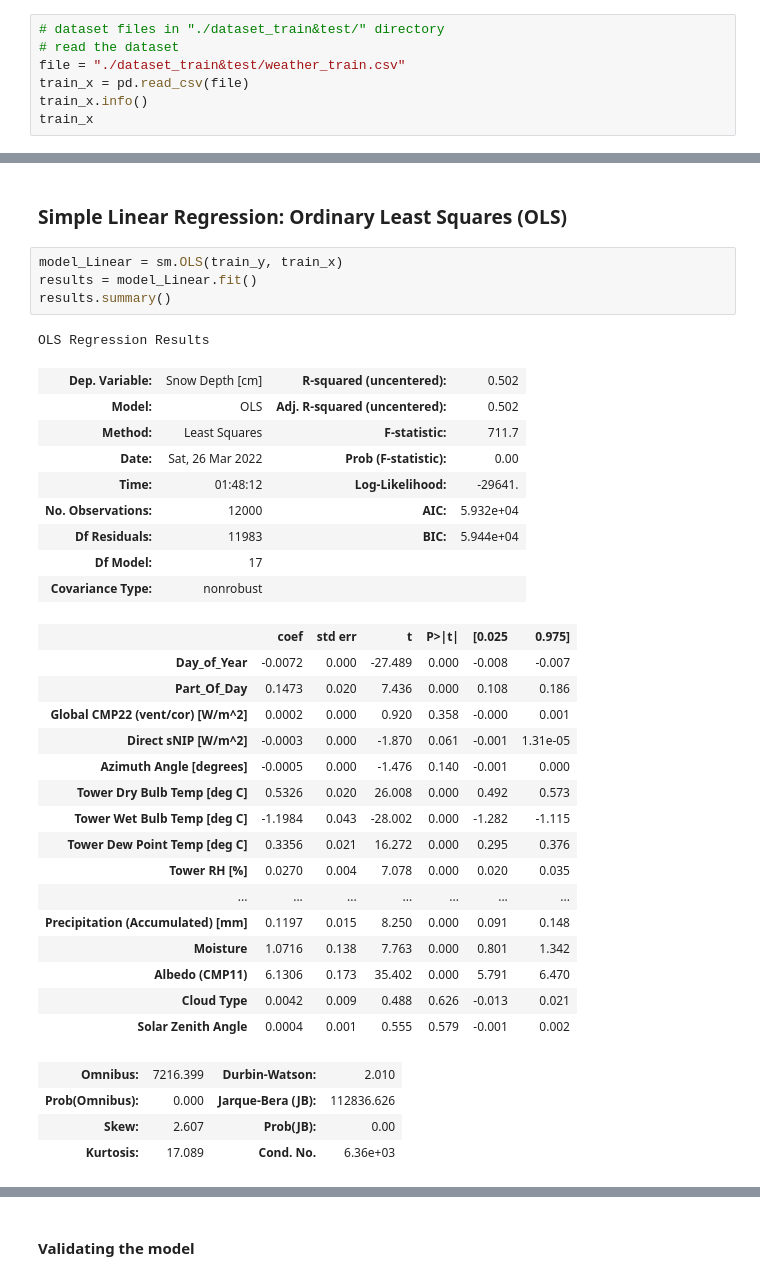
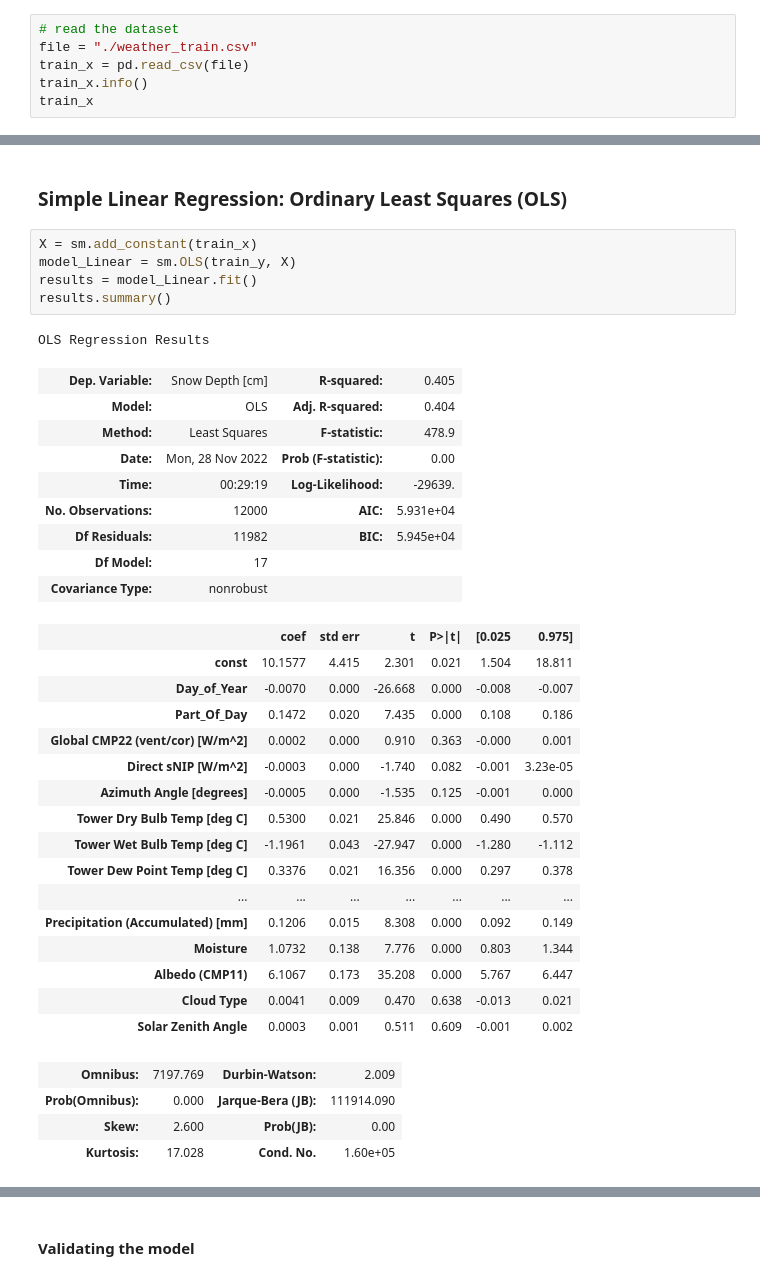
Before and after one commit to tushdon2/DSG_Beginners_Hypothesis_2022, a Jupyter notebook: code.ipynb, the cells around one changed output, grey strips where cells are left out. Drawn from its saved outputs; the diff is of its cells as text.

```diff
--- a/code.ipynb
+++ b/code.ipynb
@@ -17,9 +20,8 @@ from torchinfo import summary
 # %% [markdown]
 ### Loading the Training dataset
 # %%
-# dataset files in "./dataset_train&test/" directory
 # read the dataset
-file = "./dataset_train&test/weather_train.csv"
+file = "./weather_train.csv"
 train_x = pd.read_csv(file)
 train_x.info()
 train_x
@@ -207,38 +265,39 @@ No concrete results could be obtained from the above plots.
 # %% [markdown]
 ### Simple Linear Regression: Ordinary Least Squares (OLS)
 # %%
-model_Linear = sm.OLS(train_y, train_x)
+X = sm.add_constant(train_x)
+model_Linear = sm.OLS(train_y, X)
 results = model_Linear.fit()
 results.summary()
 # %% [output]
 OLS Regression Results
-| Dep. Variable: | Snow Depth [cm] | R-squared (uncentered): | 0.502 |
-| Model: | OLS | Adj. R-squared (uncentered): | 0.502 |
-| Method: | Least Squares | F-statistic: | 711.7 |
-| Date: | Sat, 26 Mar 2022 | Prob (F-statistic): | 0.00 |
-| Time: | 01:48:12 | Log-Likelihood: | -29641. |
-| No. Observations: | 12000 | AIC: | 5.932e+04 |
-| Df Residuals: | 11983 | BIC: | 5.944e+04 |
+| Dep. Variable: | Snow Depth [cm] | R-squared: | 0.405 |
+| Model: | OLS | Adj. R-squared: | 0.404 |
+| Method: | Least Squares | F-statistic: | 478.9 |
+| Date: | Mon, 28 Nov 2022 | Prob (F-statistic): | 0.00 |
+| Time: | 00:29:19 | Log-Likelihood: | -29639. |
+| No. Observations: | 12000 | AIC: | 5.931e+04 |
+| Df Residuals: | 11982 | BIC: | 5.945e+04 |
 | Df Model: | 17 |  |  |
 | Covariance Type: | nonrobust |  |  |
 |  | coef | std err | t | P>|t| | [0.025 | 0.975] |
-| Day_of_Year | -0.0072 | 0.000 | -27.489 | 0.000 | -0.008 | -0.007 |
-| Part_Of_Day | 0.1473 | 0.020 | 7.436 | 0.000 | 0.108 | 0.186 |
-| Global CMP22 (vent/cor) [W/m^2] | 0.0002 | 0.000 | 0.920 | 0.358 | -0.000 | 0.001 |
-| Direct sNIP [W/m^2] | -0.0003 | 0.000 | -1.870 | 0.061 | -0.001 | 1.31e-05 |
-| Azimuth Angle [degrees] | -0.0005 | 0.000 | -1.476 | 0.140 | -0.001 | 0.000 |
-| Tower Dry Bulb Temp [deg C] | 0.5326 | 0.020 | 26.008 | 0.000 | 0.492 | 0.573 |
-| Tower Wet Bulb Temp [deg C] | -1.1984 | 0.043 | -28.002 | 0.000 | -1.282 | -1.115 |
-| Tower Dew Point Temp [deg C] | 0.3356 | 0.021 | 16.272 | 0.000 | 0.295 | 0.376 |
-| Tower RH [%] | 0.0270 | 0.004 | 7.078 | 0.000 | 0.020 | 0.035 |
+| const | 10.1577 | 4.415 | 2.301 | 0.021 | 1.504 | 18.811 |
+| Day_of_Year | -0.0070 | 0.000 | -26.668 | 0.000 | -0.008 | -0.007 |
+| Part_Of_Day | 0.1472 | 0.020 | 7.435 | 0.000 | 0.108 | 0.186 |
+| Global CMP22 (vent/cor) [W/m^2] | 0.0002 | 0.000 | 0.910 | 0.363 | -0.000 | 0.001 |
+| Direct sNIP [W/m^2] | -0.0003 | 0.000 | -1.740 | 0.082 | -0.001 | 3.23e-05 |
+| Azimuth Angle [degrees] | -0.0005 | 0.000 | -1.535 | 0.125 | -0.001 | 0.000 |
+| Tower Dry Bulb Temp [deg C] | 0.5300 | 0.021 | 25.846 | 0.000 | 0.490 | 0.570 |
+| Tower Wet Bulb Temp [deg C] | -1.1961 | 0.043 | -27.947 | 0.000 | -1.280 | -1.112 |
+| Tower Dew Point Temp [deg C] | 0.3376 | 0.021 | 16.356 | 0.000 | 0.297 | 0.378 |
 | ... | ... | ... | ... | ... | ... | ... |
-| Precipitation (Accumulated) [mm] | 0.1197 | 0.015 | 8.250 | 0.000 | 0.091 | 0.148 |
-| Moisture | 1.0716 | 0.138 | 7.763 | 0.000 | 0.801 | 1.342 |
-| Albedo (CMP11) | 6.1306 | 0.173 | 35.402 | 0.000 | 5.791 | 6.470 |
-| Cloud Type | 0.0042 | 0.009 | 0.488 | 0.626 | -0.013 | 0.021 |
-| Solar Zenith Angle | 0.0004 | 0.001 | 0.555 | 0.579 | -0.001 | 0.002 |
+| Precipitation (Accumulated) [mm] | 0.1206 | 0.015 | 8.308 | 0.000 | 0.092 | 0.149 |
+| Moisture | 1.0732 | 0.138 | 7.776 | 0.000 | 0.803 | 1.344 |
+| Albedo (CMP11) | 6.1067 | 0.173 | 35.208 | 0.000 | 5.767 | 6.447 |
+| Cloud Type | 0.0041 | 0.009 | 0.470 | 0.638 | -0.013 | 0.021 |
+| Solar Zenith Angle | 0.0003 | 0.001 | 0.511 | 0.609 | -0.001 | 0.002 |
-| Omnibus: | 7216.399 | Durbin-Watson: | 2.010 |
-| Prob(Omnibus): | 0.000 | Jarque-Bera (JB): | 112836.626 |
-| Skew: | 2.607 | Prob(JB): | 0.00 |
-| Kurtosis: | 17.089 | Cond. No. | 6.36e+03 |
+| Omnibus: | 7197.769 | Durbin-Watson: | 2.009 |
+| Prob(Omnibus): | 0.000 | Jarque-Bera (JB): | 111914.090 |
+| Skew: | 2.600 | Prob(JB): | 0.00 |
+| Kurtosis: | 17.028 | Cond. No. | 1.60e+05 |
 Notes:
```
Also changed, not shown: parts of 45 cells of this notebook, 12 other files.
